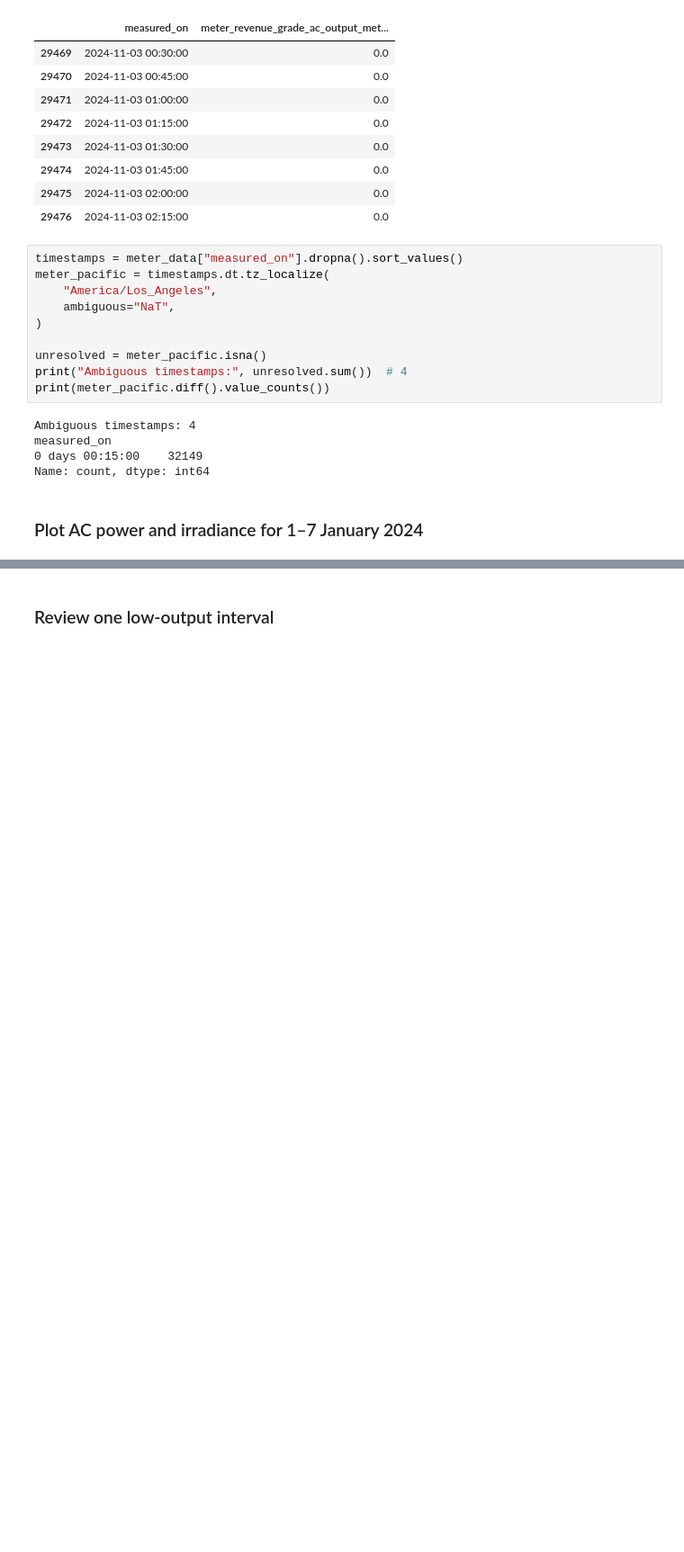
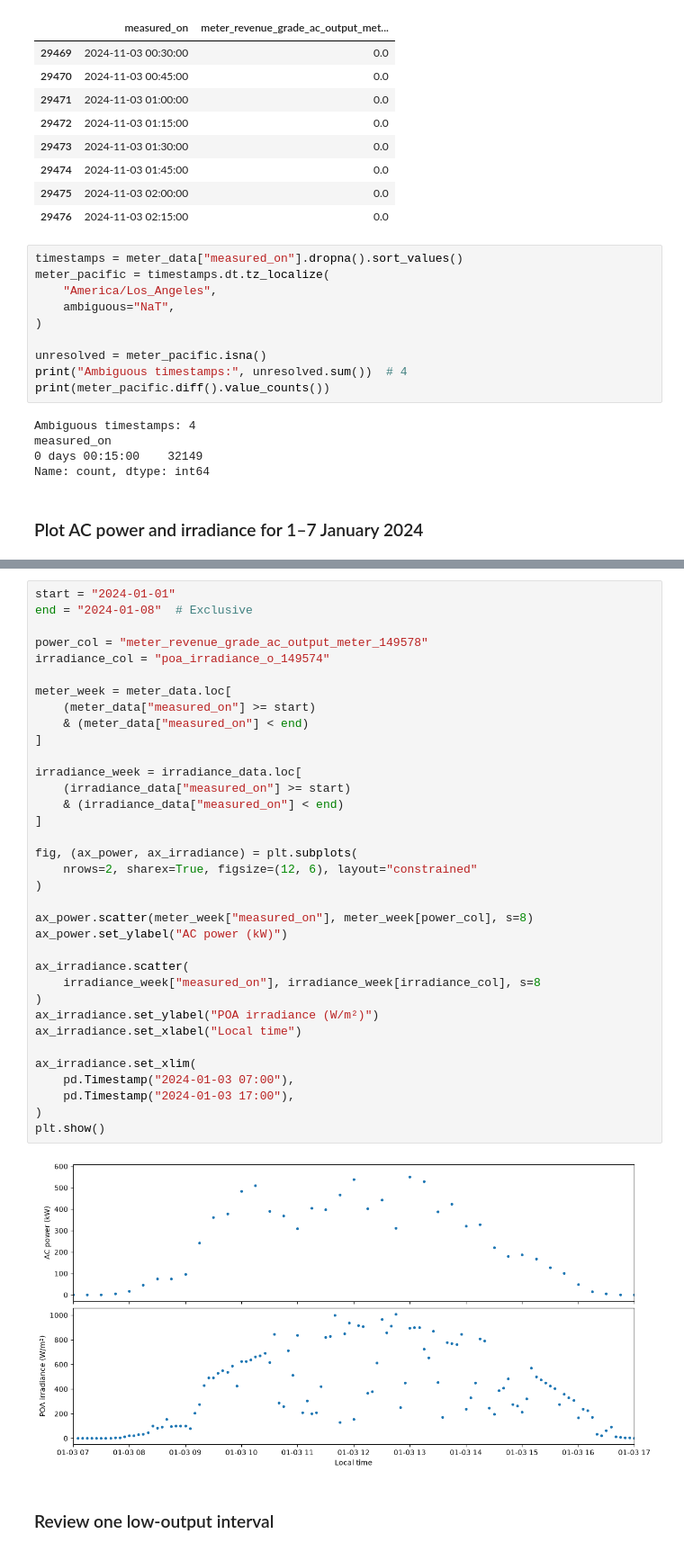
Before and after one commit to Melika-Emami/solar-pv-performance-analysis, a Jupyter notebook: 01_monitoring_data_audit.ipynb, the cells around one changed output, grey strips where cells are left out. Shown at 90% size. Saved outputs shown, nothing was run; the diff lists cells and outputs as text; blank space fills up the shorter version.

```diff
--- a/01_monitoring_data_audit.ipynb
+++ b/01_monitoring_data_audit.ipynb
@@ -149,2 +186,39 @@ Name: count, dtype: int64
+# %%
+start = "2024-01-01"
+end = "2024-01-08"  # Exclusive
+
+power_col = "meter_revenue_grade_ac_output_meter_149578"
+irradiance_col = "poa_irradiance_o_149574"
+
+meter_week = meter_data.loc[
+    (meter_data["measured_on"] >= start)
+    & (meter_data["measured_on"] < end)
+]
+
+irradiance_week = irradiance_data.loc[
+    (irradiance_data["measured_on"] >= start)
+    & (irradiance_data["measured_on"] < end)
+]
+
+fig, (ax_power, ax_irradiance) = plt.subplots(
+    nrows=2, sharex=True, figsize=(12, 6), layout="constrained"
+)
+
+ax_power.scatter(meter_week["measured_on"], meter_week[power_col], s=8)
+ax_power.set_ylabel("AC power (kW)")
+
+ax_irradiance.scatter(
+    irradiance_week["measured_on"], irradiance_week[irradiance_col], s=8
+)
+ax_irradiance.set_ylabel("POA irradiance (W/m²)")
+ax_irradiance.set_xlabel("Local time")
+
+ax_irradiance.set_xlim(
+    pd.Timestamp("2024-01-03 07:00"),
+    pd.Timestamp("2024-01-03 17:00"),
+)
+plt.show()
+# %% [output]
+[figure, added]
 # %% [markdown]
 ### Review one low-output interval
```
Also changed, not shown: parts of 18 cells of this notebook.
